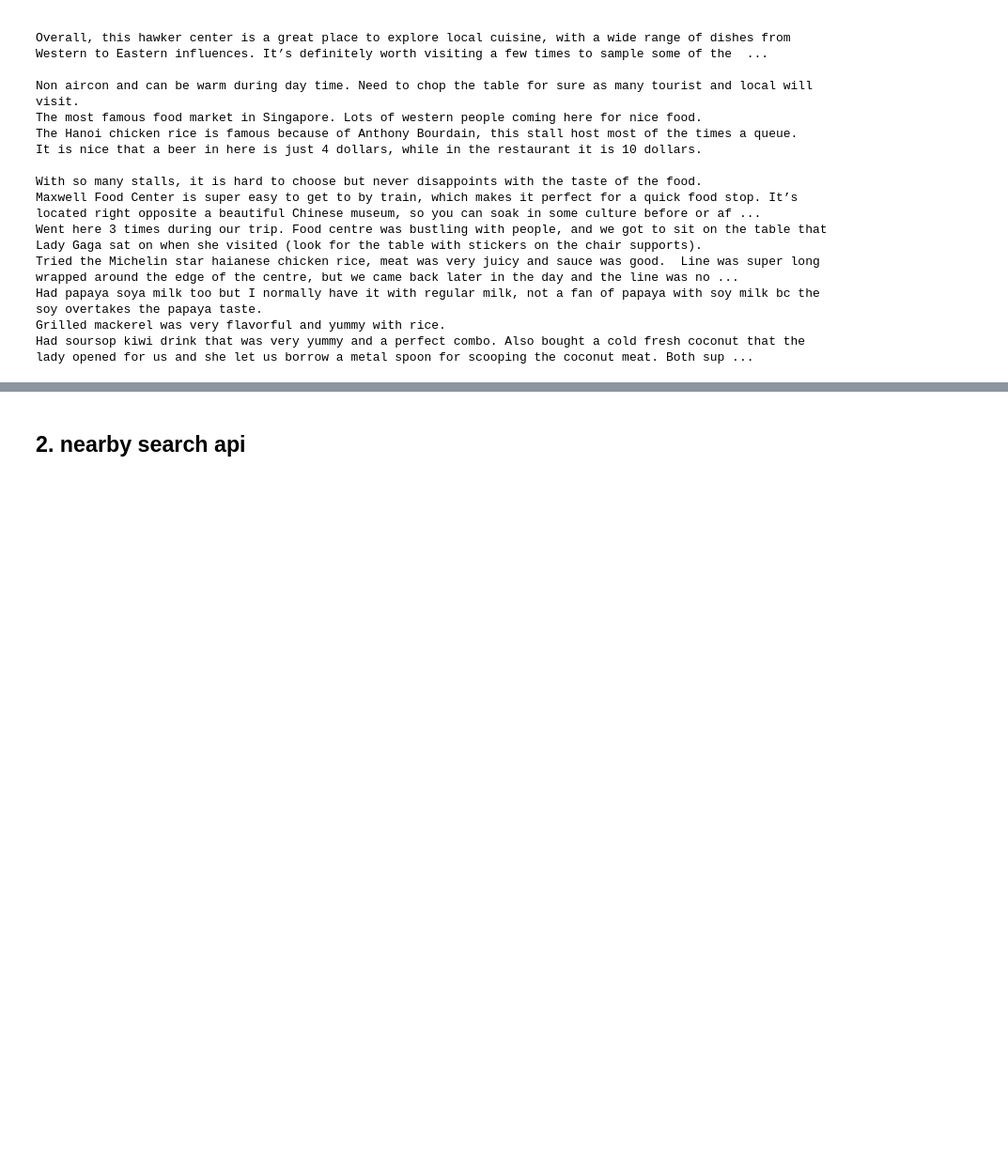
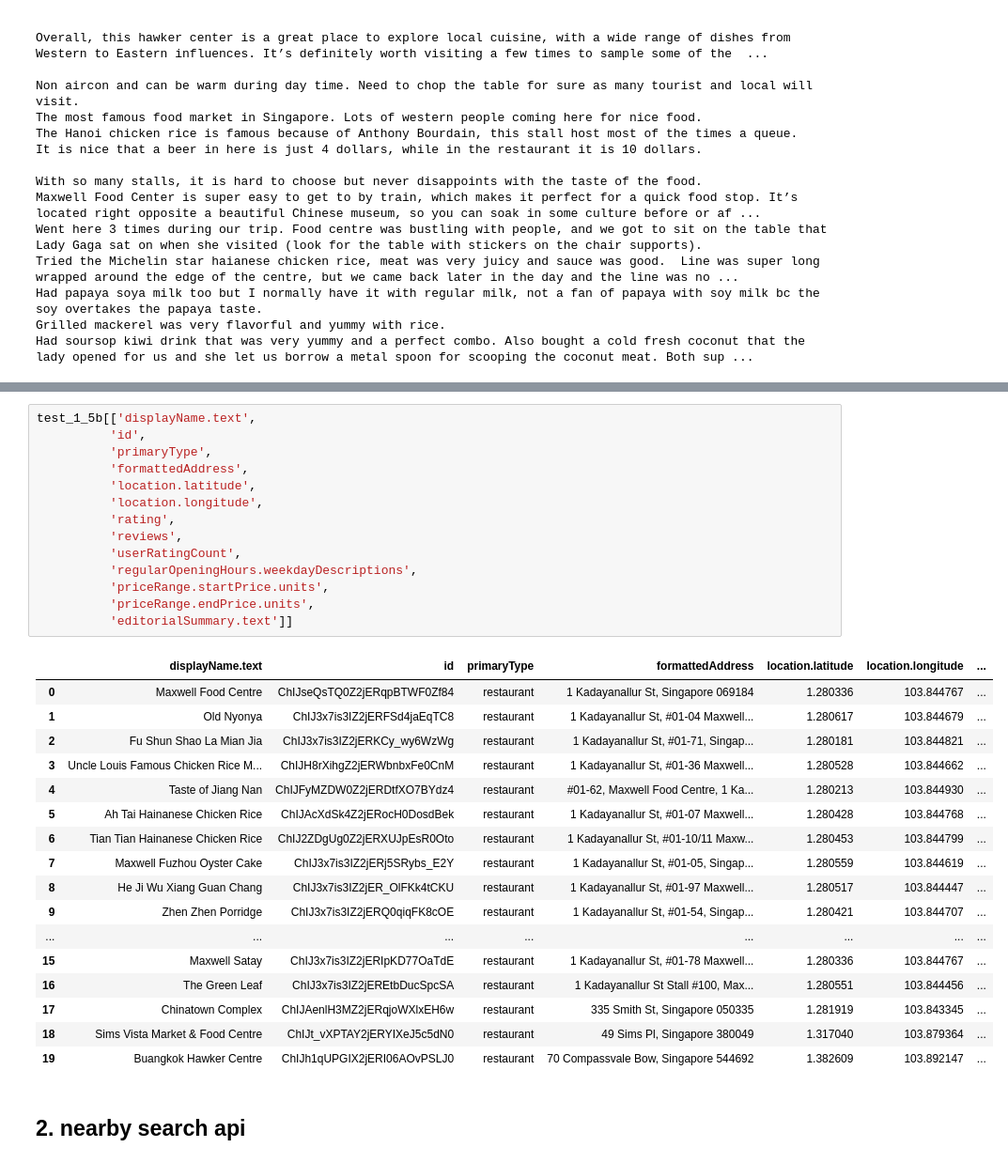
Before and after one commit to koshyan/places-api, a Jupyter notebook: places_api.ipynb, the cells around one changed output, grey strips where cells are left out. Shown at 94% size. Drawn from its saved outputs; the diff is of its cells as text; blank space fills up the shorter version.

```diff
--- a/places_api.ipynb
+++ b/places_api.ipynb
@@ -620,3 +722,35 @@ Had soursop kiwi drink that was very yummy and a perfect combo. Also bought a co
+# %%
+test_1_5b[['displayName.text',
+          'id',
+          'primaryType',
+          'formattedAddress',
+          'location.latitude',
+          'location.longitude',
+          'rating',
+          'reviews',
+          'userRatingCount',
+          'regularOpeningHours.weekdayDescriptions',
+          'priceRange.startPrice.units',
+          'priceRange.endPrice.units',
+          'editorialSummary.text']]
+# %% [output]
+|  | displayName.text | id | primaryType | formattedAddress | location.latitude | location.longitude | ... |
+| 0 | Maxwell Food Centre | ChIJseQsTQ0Z2jERqpBTWF0Zf84 | restaurant | 1 Kadayanallur St, Singapore 069184 | 1.280336 | 103.844767 | ... |
+| 1 | Old Nyonya | ChIJ3x7is3IZ2jERFSd4jaEqTC8 | restaurant | 1 Kadayanallur St, #01-04 Maxwell... | 1.280617 | 103.844679 | ... |
+| 2 | Fu Shun Shao La Mian Jia | ChIJ3x7is3IZ2jERKCy_wy6WzWg | restaurant | 1 Kadayanallur St, #01-71, Singap... | 1.280181 | 103.844821 | ... |
+| 3 | Uncle Louis Famous Chicken Rice M... | ChIJH8rXihgZ2jERWbnbxFe0CnM | restaurant | 1 Kadayanallur St, #01-36 Maxwell... | 1.280528 | 103.844662 | ... |
+| 4 | Taste of Jiang Nan | ChIJFyMZDW0Z2jERDtfXO7BYdz4 | restaurant | #01-62, Maxwell Food Centre, 1 Ka... | 1.280213 | 103.844930 | ... |
+| 5 | Ah Tai Hainanese Chicken Rice | ChIJAcXdSk4Z2jERocH0DosdBek | restaurant | 1 Kadayanallur St, #01-07 Maxwell... | 1.280428 | 103.844768 | ... |
+| 6 | Tian Tian Hainanese Chicken Rice | ChIJ2ZDgUg0Z2jERXUJpEsR0Oto | restaurant | 1 Kadayanallur St, #01-10/11 Maxw... | 1.280453 | 103.844799 | ... |
+| 7 | Maxwell Fuzhou Oyster Cake | ChIJ3x7is3IZ2jERj5SRybs_E2Y | restaurant | 1 Kadayanallur St, #01-05, Singap... | 1.280559 | 103.844619 | ... |
+| 8 | He Ji Wu Xiang Guan Chang | ChIJ3x7is3IZ2jER_OlFKk4tCKU | restaurant | 1 Kadayanallur St, #01-97 Maxwell... | 1.280517 | 103.844447 | ... |
+| 9 | Zhen Zhen Porridge | ChIJ3x7is3IZ2jERQ0qiqFK8cOE | restaurant | 1 Kadayanallur St, #01-54, Singap... | 1.280421 | 103.844707 | ... |
+| ... | ... | ... | ... | ... | ... | ... | ... |
+| 15 | Maxwell Satay | ChIJ3x7is3IZ2jERIpKD77OaTdE | restaurant | 1 Kadayanallur St, #01-78 Maxwell... | 1.280336 | 103.844767 | ... |
+| 16 | The Green Leaf | ChIJ3x7is3IZ2jEREtbDucSpcSA | restaurant | 1 Kadayanallur St Stall #100, Max... | 1.280551 | 103.844456 | ... |
+| 17 | Chinatown Complex | ChIJAenlH3MZ2jERqjoWXlxEH6w | restaurant | 335 Smith St, Singapore 050335 | 1.281919 | 103.843345 | ... |
+| 18 | Sims Vista Market & Food Centre | ChIJt_vXPTAY2jERYIXeJ5c5dN0 | restaurant | 49 Sims Pl, Singapore 380049 | 1.317040 | 103.879364 | ... |
+| 19 | Buangkok Hawker Centre | ChIJh1qUPGIX2jERI06AOvPSLJ0 | restaurant | 70 Compassvale Bow, Singapore 544692 | 1.382609 | 103.892147 | ... |
 # %% [markdown]
 ## 2. nearby search api
 # %%
```
Also changed, not shown: parts of 17 cells of this notebook.
